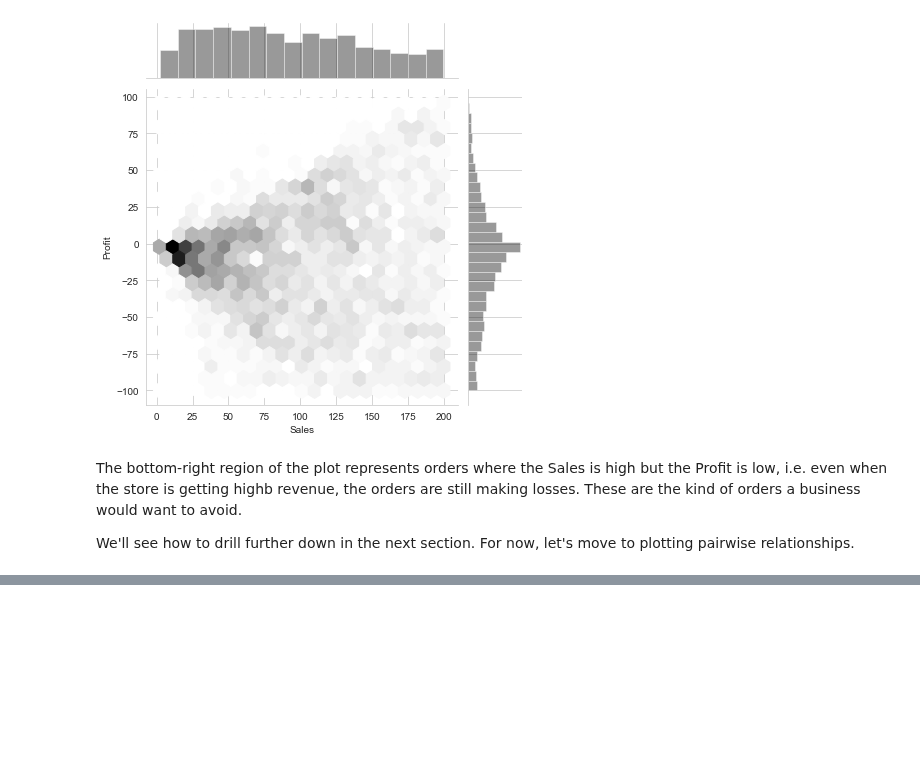
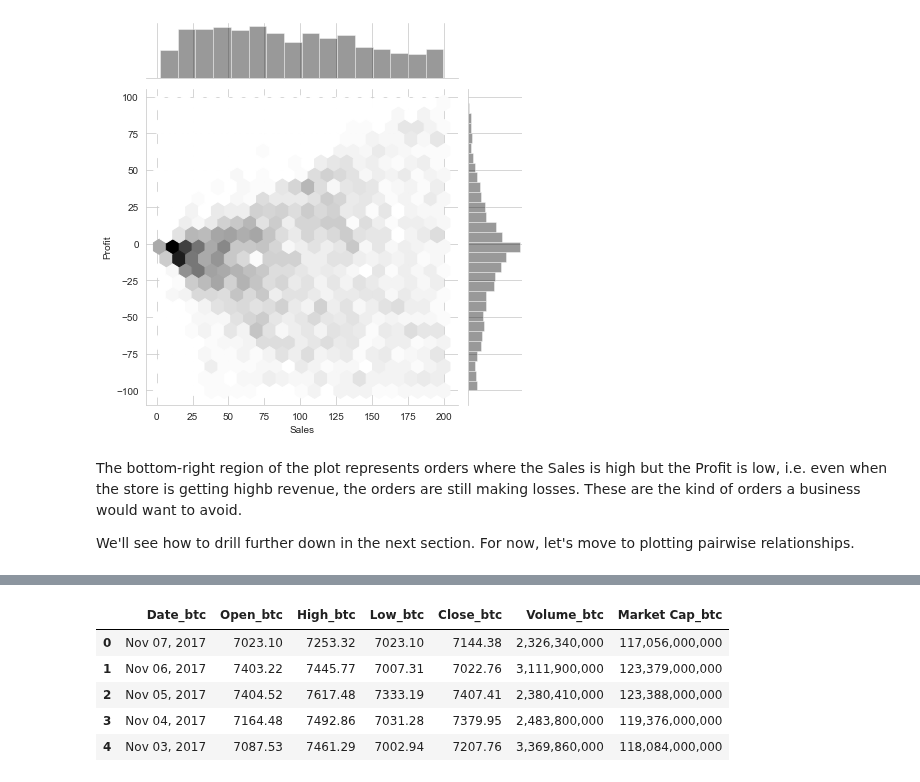
Before and after one commit to R-aryan/Machine_Learning_Crash_Course, a Jupyter notebook: Data Visualization/Seaborn_Introduction.ipynb, the cells around one changed output, grey strips where cells are left out. Drawn from its saved outputs; the diff is of its cells as text; code cells hidden in the pictures; blank space fills up the shorter version.

```diff
--- a/Data Visualization/Seaborn_Introduction.ipynb
+++ b/Data Visualization/Seaborn_Introduction.ipynb
@@ -147,0 +157,29 @@ We'll see how to drill further down in the next section. For now, let's move to
+# %%
+# reading cryptocurrency files
+
+btc= pd.read_csv("crypto_data/bitcoin_price.csv")
+ether= pd.read_csv("crypto_data/ethereum_price.csv")
+ltc = pd.read_csv("crypto_data/litecoin_price.csv")
+monero = pd.read_csv("crypto_data/monero_price.csv")
+neo = pd.read_csv("crypto_data/neo_price.csv")
+quantum = pd.read_csv("crypto_data/qtum_price.csv")
+ripple = pd.read_csv("crypto_data/ripple_price.csv")
+
+
+# putting a suffix with column names so that joins are easy
+btc.columns = btc.columns.map(lambda x: str(x) + '_btc')
+ether.columns = ether.columns.map(lambda x: str(x) + '_et')
+ltc.columns = ltc.columns.map(lambda x: str(x) + '_ltc')
+monero.columns = monero.columns.map(lambda x: str(x) + '_mon')
+neo.columns = neo.columns.map(lambda x: str(x) + '_neo')
+quantum.columns = quantum.columns.map(lambda x: str(x) + '_qt')
+ripple.columns = ripple.columns.map(lambda x: str(x) + '_rip')
+
+btc.head()
+# %% [output]
+|  | Date_btc | Open_btc | High_btc | Low_btc | Close_btc | Volume_btc | Market Cap_btc |
+| 0 | Nov 07, 2017 | 7023.10 | 7253.32 | 7023.10 | 7144.38 | 2,326,340,000 | 117,056,000,000 |
+| 1 | Nov 06, 2017 | 7403.22 | 7445.77 | 7007.31 | 7022.76 | 3,111,900,000 | 123,379,000,000 |
+| 2 | Nov 05, 2017 | 7404.52 | 7617.48 | 7333.19 | 7407.41 | 2,380,410,000 | 123,388,000,000 |
+| 3 | Nov 04, 2017 | 7164.48 | 7492.86 | 7031.28 | 7379.95 | 2,483,800,000 | 119,376,000,000 |
+| 4 | Nov 03, 2017 | 7087.53 | 7461.29 | 7002.94 | 7207.76 | 3,369,860,000 | 118,084,000,000 |
```
Also changed, not shown: parts of 2 cells of this notebook.
